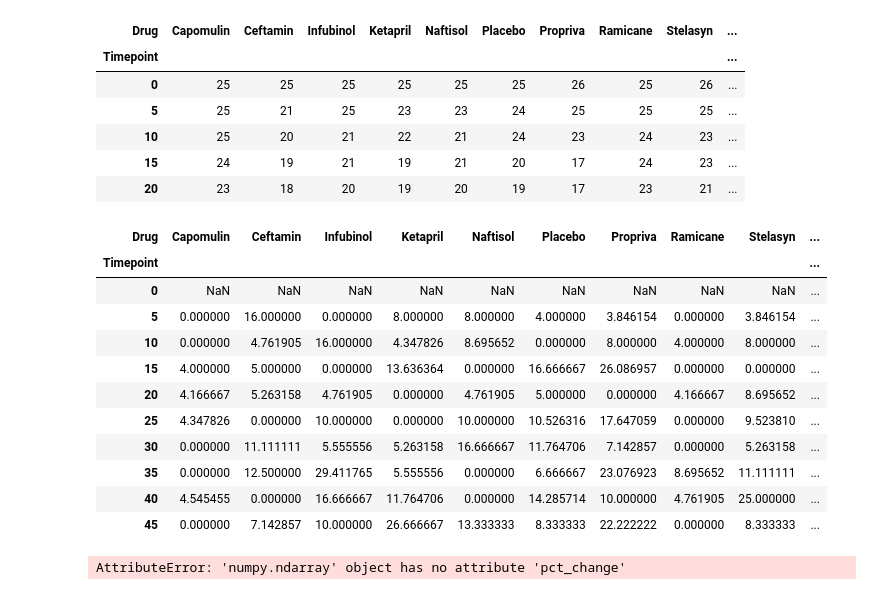
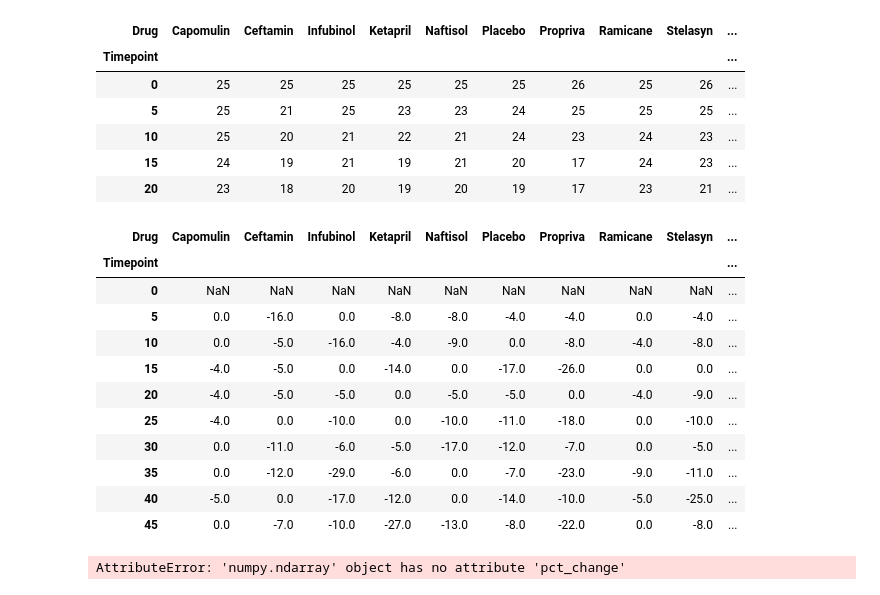
Before and after one commit to poogoel/Bootcamp-Homework, a Jupyter notebook: Pymaceuticals/pymaceuticals.ipynb, the cells around one changed output. Drawn from its saved outputs; the diff is of its cells as text; code cells hidden in the pictures.

```diff
--- a/Pymaceuticals/pymaceuticals.ipynb
+++ b/Pymaceuticals/pymaceuticals.ipynb
@@ -298,24 +297,24 @@ trm_mouse.head()
 | 15 | 24 | 19 | 21 | 19 | 21 | 20 | 17 | 24 | 23 | ... |
 | 20 | 23 | 18 | 20 | 19 | 20 | 19 | 17 | 23 | 21 | ... |
 # %%
-Percent_change_mice_data = abs(trm_mouse.pct_change()*100)
+Percent_change_mice_data = round(trm_mouse.pct_change()*100)
 #reset_percent_change_mice_data = Percent_change_mice_data.reset_index()
 #trm_m=pd.DataFrame(pd.DataFrame.pivot(reset_percent_change_mice_data,index ='Timepoint',columns ='Drug',values="Mouse ID"))
 #trm_m.head()
 Percent_change_mice_data
 # %% [output]
 | Drug | Capomulin | Ceftamin | Infubinol | Ketapril | Naftisol | Placebo | Propriva | Ramicane | Stelasyn | ... |
 | Timepoint |  |  |  |  |  |  |  |  |  | ... |
 | 0 | NaN | NaN | NaN | NaN | NaN | NaN | NaN | NaN | NaN | ... |
-| 5 | 0.000000 | 16.000000 | 0.000000 | 8.000000 | 8.000000 | 4.000000 | 3.846154 | 0.000000 | 3.846154 | ... |
-| 10 | 0.000000 | 4.761905 | 16.000000 | 4.347826 | 8.695652 | 0.000000 | 8.000000 | 4.000000 | 8.000000 | ... |
-| 15 | 4.000000 | 5.000000 | 0.000000 | 13.636364 | 0.000000 | 16.666667 | 26.086957 | 0.000000 | 0.000000 | ... |
-| 20 | 4.166667 | 5.263158 | 4.761905 | 0.000000 | 4.761905 | 5.000000 | 0.000000 | 4.166667 | 8.695652 | ... |
-| 25 | 4.347826 | 0.000000 | 10.000000 | 0.000000 | 10.000000 | 10.526316 | 17.647059 | 0.000000 | 9.523810 | ... |
-| 30 | 0.000000 | 11.111111 | 5.555556 | 5.263158 | 16.666667 | 11.764706 | 7.142857 | 0.000000 | 5.263158 | ... |
-| 35 | 0.000000 | 12.500000 | 29.411765 | 5.555556 | 0.000000 | 6.666667 | 23.076923 | 8.695652 | 11.111111 | ... |
-| 40 | 4.545455 | 0.000000 | 16.666667 | 11.764706 | 0.000000 | 14.285714 | 10.000000 | 4.761905 | 25.000000 | ... |
-| 45 | 0.000000 | 7.142857 | 10.000000 | 26.666667 | 13.333333 | 8.333333 | 22.222222 | 0.000000 | 8.333333 | ... |
+| 5 | 0.0 | -16.0 | 0.0 | -8.0 | -8.0 | -4.0 | -4.0 | 0.0 | -4.0 | ... |
+| 10 | 0.0 | -5.0 | -16.0 | -4.0 | -9.0 | 0.0 | -8.0 | -4.0 | -8.0 | ... |
+| 15 | -4.0 | -5.0 | 0.0 | -14.0 | 0.0 | -17.0 | -26.0 | 0.0 | 0.0 | ... |
+| 20 | -4.0 | -5.0 | -5.0 | 0.0 | -5.0 | -5.0 | 0.0 | -4.0 | -9.0 | ... |
+| 25 | -4.0 | 0.0 | -10.0 | 0.0 | -10.0 | -11.0 | -18.0 | 0.0 | -10.0 | ... |
+| 30 | 0.0 | -11.0 | -6.0 | -5.0 | -17.0 | -12.0 | -7.0 | 0.0 | -5.0 | ... |
+| 35 | 0.0 | -12.0 | -29.0 | -6.0 | 0.0 | -7.0 | -23.0 | -9.0 | -11.0 | ... |
+| 40 | -5.0 | 0.0 | -17.0 | -12.0 | 0.0 | -14.0 | -10.0 | -5.0 | -25.0 | ... |
+| 45 | 0.0 | -7.0 | -10.0 | -27.0 | -13.0 | -8.0 | -22.0 | 0.0 | -8.0 | ... |
 # %%
 # Plot sample means with error bars
 labels = ['Capomulin','Ceftamin','Infubinol','Ketapril','Naftisol','Placebo','Propriva','Ramicane','Stelasyn','Zoniferol']
```
Also changed, not shown: parts of 6 cells of this notebook.
